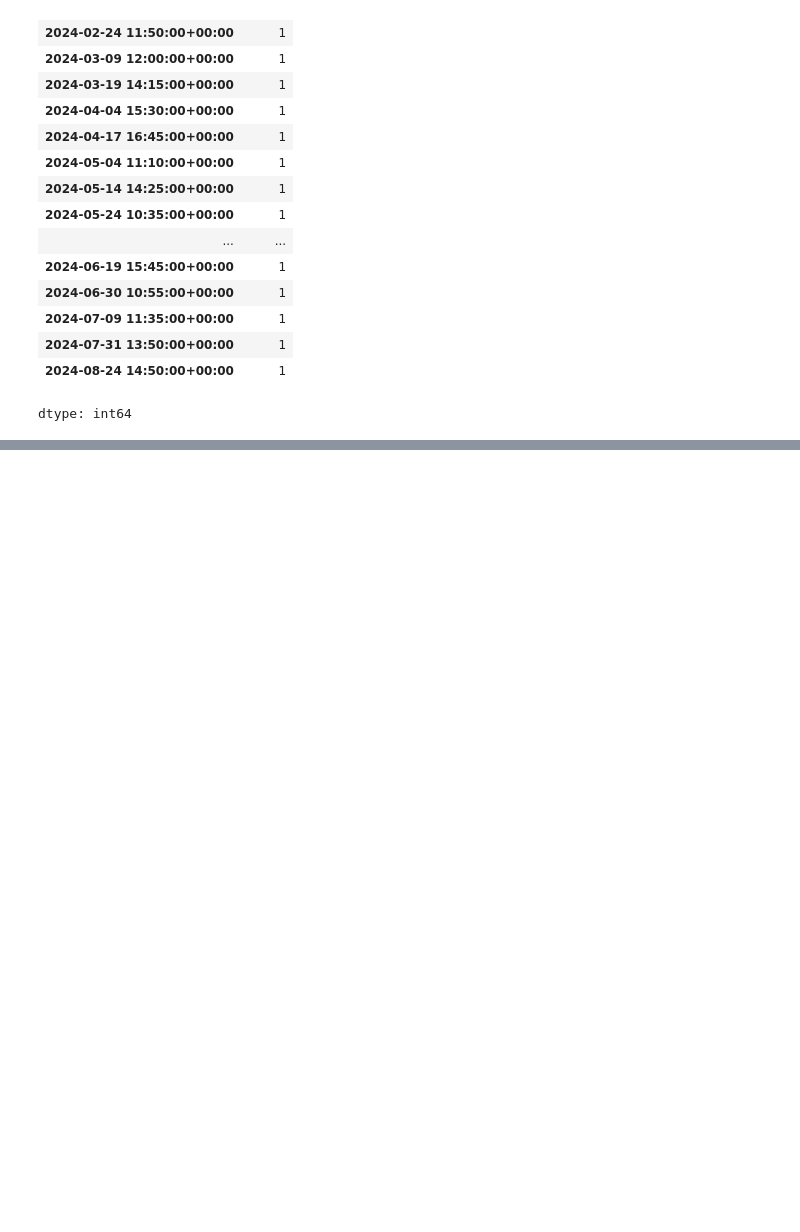
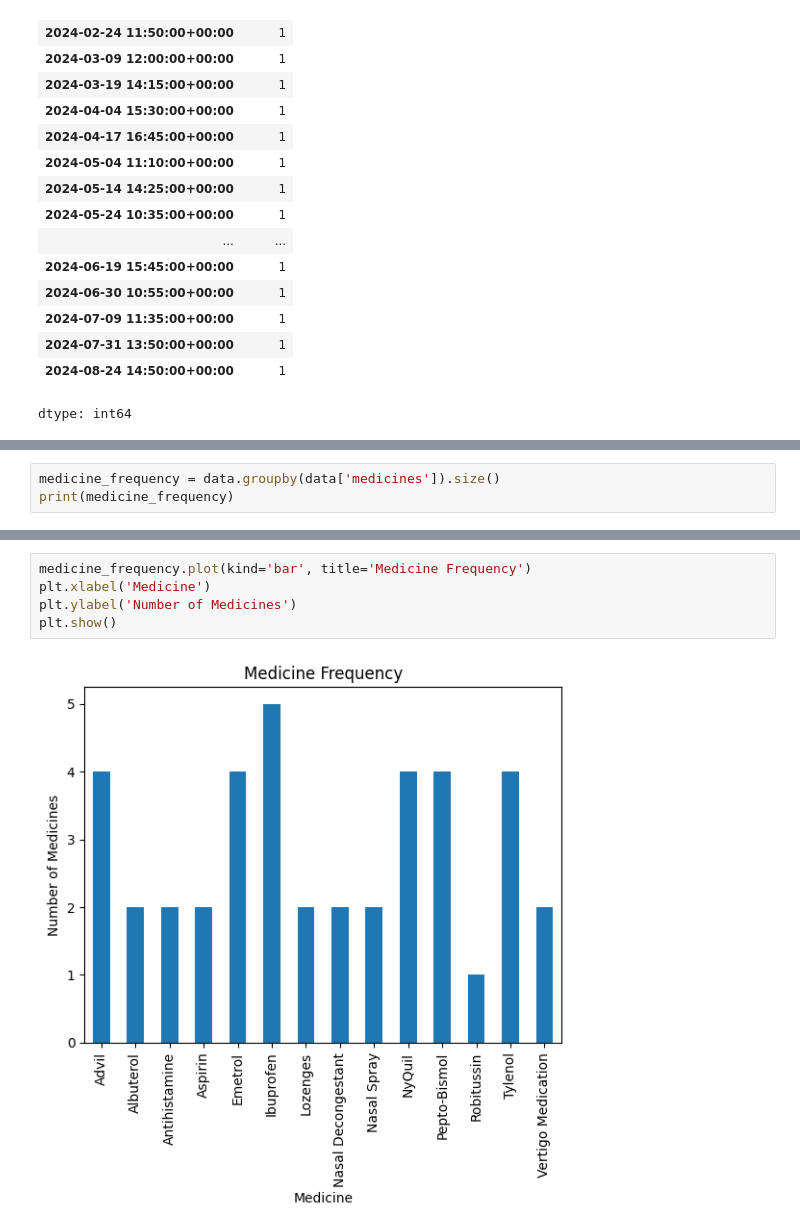
Before and after one commit to ishantk/PythonGW2024, a Jupyter notebook: Gw2024PDS1_Data_Analysis.ipynb, the cells around one changed output, grey strips where cells are left out. Cells and saved outputs as stored; diff of their text form; blank space fills up the shorter version.

```diff
--- a/Gw2024PDS1_Data_Analysis.ipynb
+++ b/Gw2024PDS1_Data_Analysis.ipynb
@@ -138,0 +167,3 @@ dtype: int64
+# %%
+medicine_frequency = data.groupby(data['medicines']).size()
+print(medicine_frequency)
@@ -138,0 +187,7 @@ dtype: int64
+# %%
+medicine_frequency.plot(kind='bar', title='Medicine Frequency')
+plt.xlabel('Medicine')
+plt.ylabel('Number of Medicines')
+plt.show()
+# %% [output]
+[figure, added]
```
Also changed, not shown: parts of 4 cells of this notebook.
